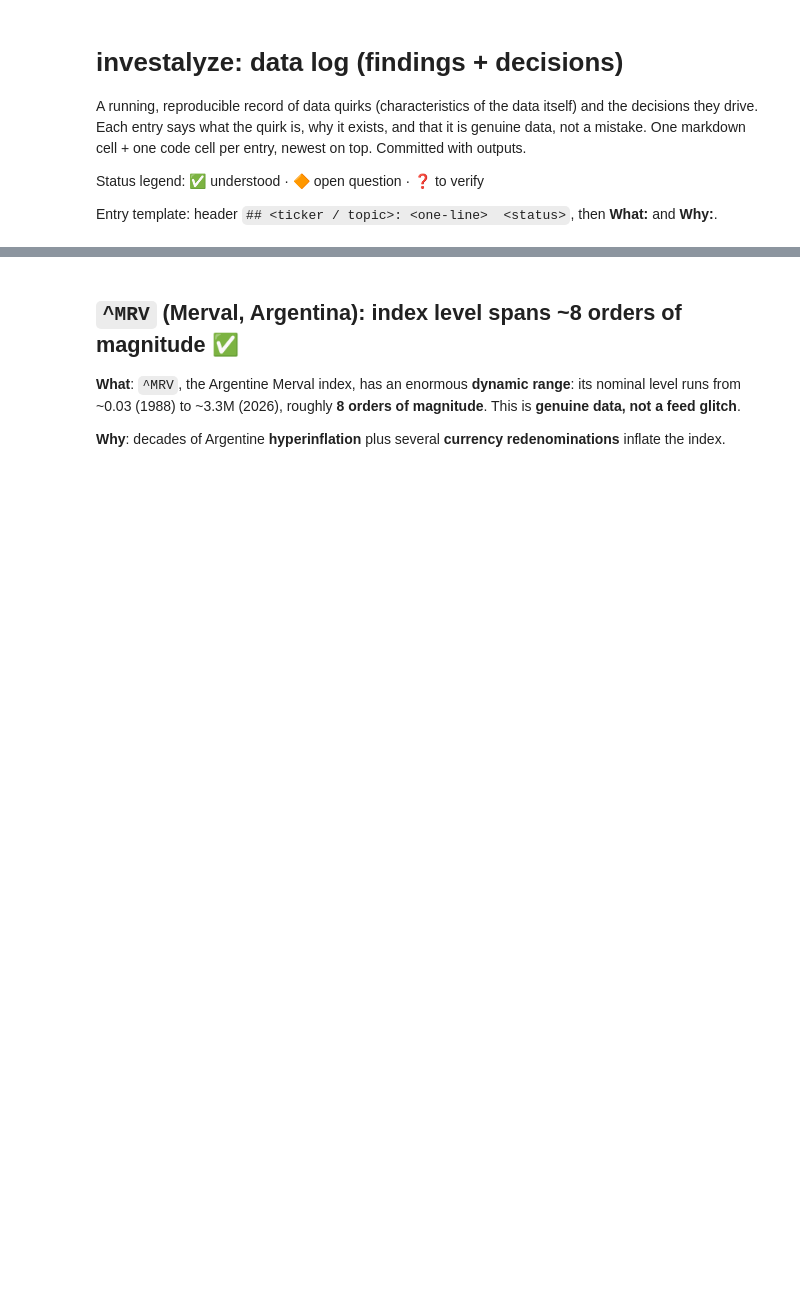
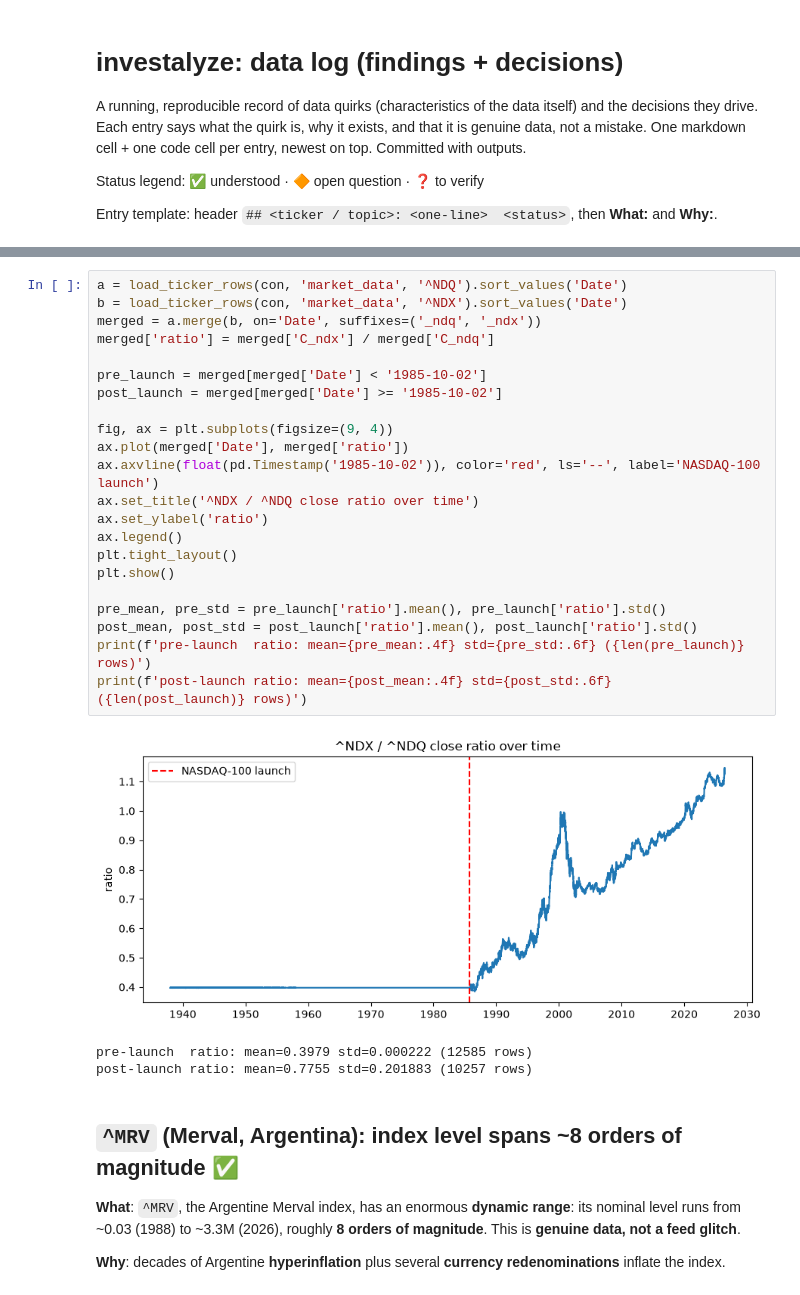
Before and after one commit to marcdumon/investalyze, a Jupyter notebook: notebooks/9999_data_quirks.ipynb, the cells around one changed output, grey strips where cells are left out. Saved outputs shown, nothing was run; the diff lists cells and outputs as text; blank space fills up the shorter version.

```diff
--- a/notebooks/9999_data_quirks.ipynb
+++ b/notebooks/9999_data_quirks.ipynb
@@ -28,3 +39,29 @@ The autoreload extension is already loaded. To reload it, use:
+# %%
+a = load_ticker_rows(con, 'market_data', '^NDQ').sort_values('Date')
+b = load_ticker_rows(con, 'market_data', '^NDX').sort_values('Date')
+merged = a.merge(b, on='Date', suffixes=('_ndq', '_ndx'))
+merged['ratio'] = merged['C_ndx'] / merged['C_ndq']
+
+pre_launch = merged[merged['Date'] < '1985-10-02']
+post_launch = merged[merged['Date'] >= '1985-10-02']
+
+fig, ax = plt.subplots(figsize=(9, 4))
+ax.plot(merged['Date'], merged['ratio'])
+ax.axvline(float(pd.Timestamp('1985-10-02')), color='red', ls='--', label='NASDAQ-100 launch')
+ax.set_title('^NDX / ^NDQ close ratio over time')
+ax.set_ylabel('ratio')
+ax.legend()
+plt.tight_layout()
+plt.show()
+
+pre_mean, pre_std = pre_launch['ratio'].mean(), pre_launch['ratio'].std()
+post_mean, post_std = post_launch['ratio'].mean(), post_launch['ratio'].std()
+print(f'pre-launch  ratio: mean={pre_mean:.4f} std={pre_std:.6f} ({len(pre_launch)} rows)')
+print(f'post-launch ratio: mean={post_mean:.4f} std={post_std:.6f} ({len(post_launch)} rows)')
+# %% [output]
+[figure, added]
+pre-launch  ratio: mean=0.3979 std=0.000222 (12585 rows)
+post-launch ratio: mean=0.7755 std=0.201883 (10257 rows)
 # %% [markdown]
 ## `^MRV` (Merval, Argentina): index level spans ~8 orders of magnitude ✅
 
```
Also changed, not shown: parts of 3 cells of this notebook, 7 other files.
